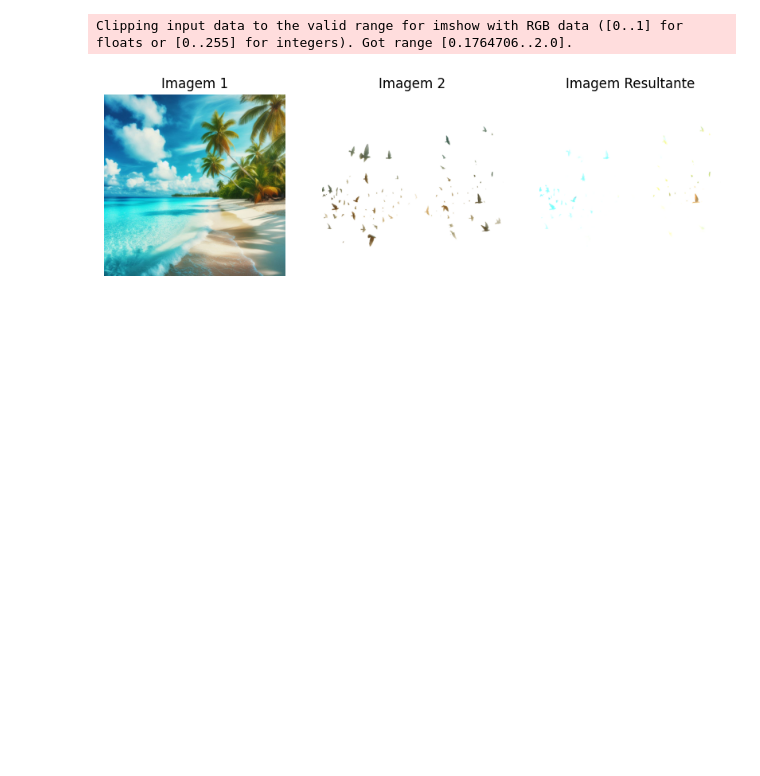
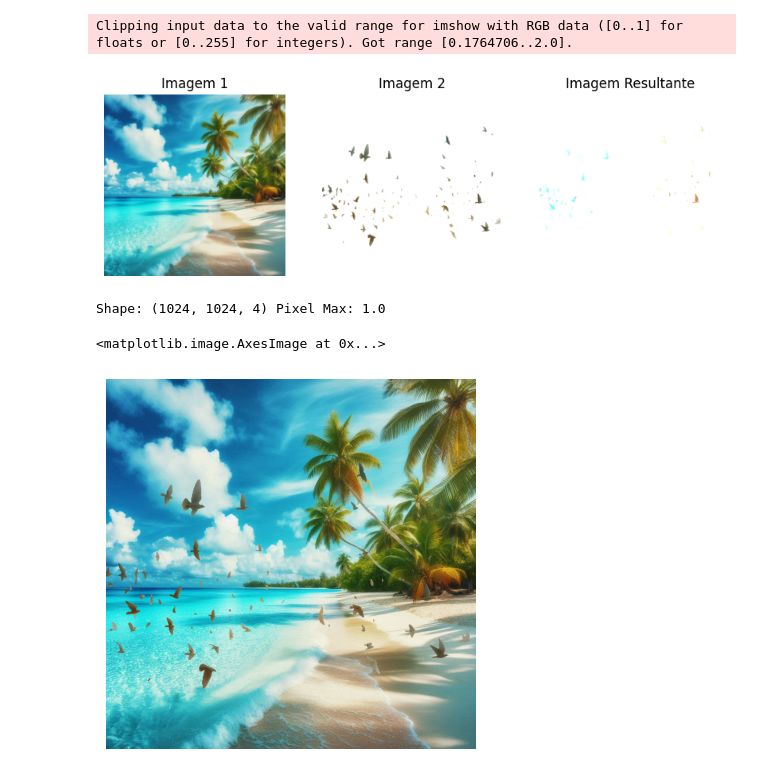
Before and after one commit to tiagosouzatfs/visao_computacional, a Jupyter notebook: cap1/ex3.ipynb, the cells around one changed output. Drawn from its saved outputs; the diff is of its cells as text; code cells hidden in the pictures; blank space fills up the shorter version.

```diff
--- a/cap1/ex3.ipynb
+++ b/cap1/ex3.ipynb
@@ -35,3 +35,26 @@ plt.show()
 # %% [output]
 Clipping input data to the valid range for imshow with RGB data ([0..1] for floats or [0..255] for integers). Got range [0.1764706..2.0].
 [figure]
+# %%
+print("Shape:", np.shape(img2), "Pixel Max:", img2.max())
+# %% [output]
+Shape: (1024, 1024, 4) Pixel Max: 1.0
+# %%
+limiar = 0.9
+# Criar uma máscara nas posições dos pixels que tem os pássaros
+mask_bool = img2 < limiar
+#print(mask_bool)
+
+added_mask = img1
+#print(added_mask[mask_bool])
+#print(img2[mask_bool])
+
+added_mask[mask_bool] = img2[mask_bool] * 0.8 # 0.8 corresponte a cor dos pássaros
+# Multiplicar uma imagem por uma constante altera o
+#    contraste da imagem. Um valor maior aumenta o contraste, enquanto um valor menor o reduz.
+
+plt.axis('off')
+plt.imshow(added_mask)
+# %% [output]
+<matplotlib.image.AxesImage at 0x...>
+[figure, added]
```
Also changed, not shown: 3 other files.
